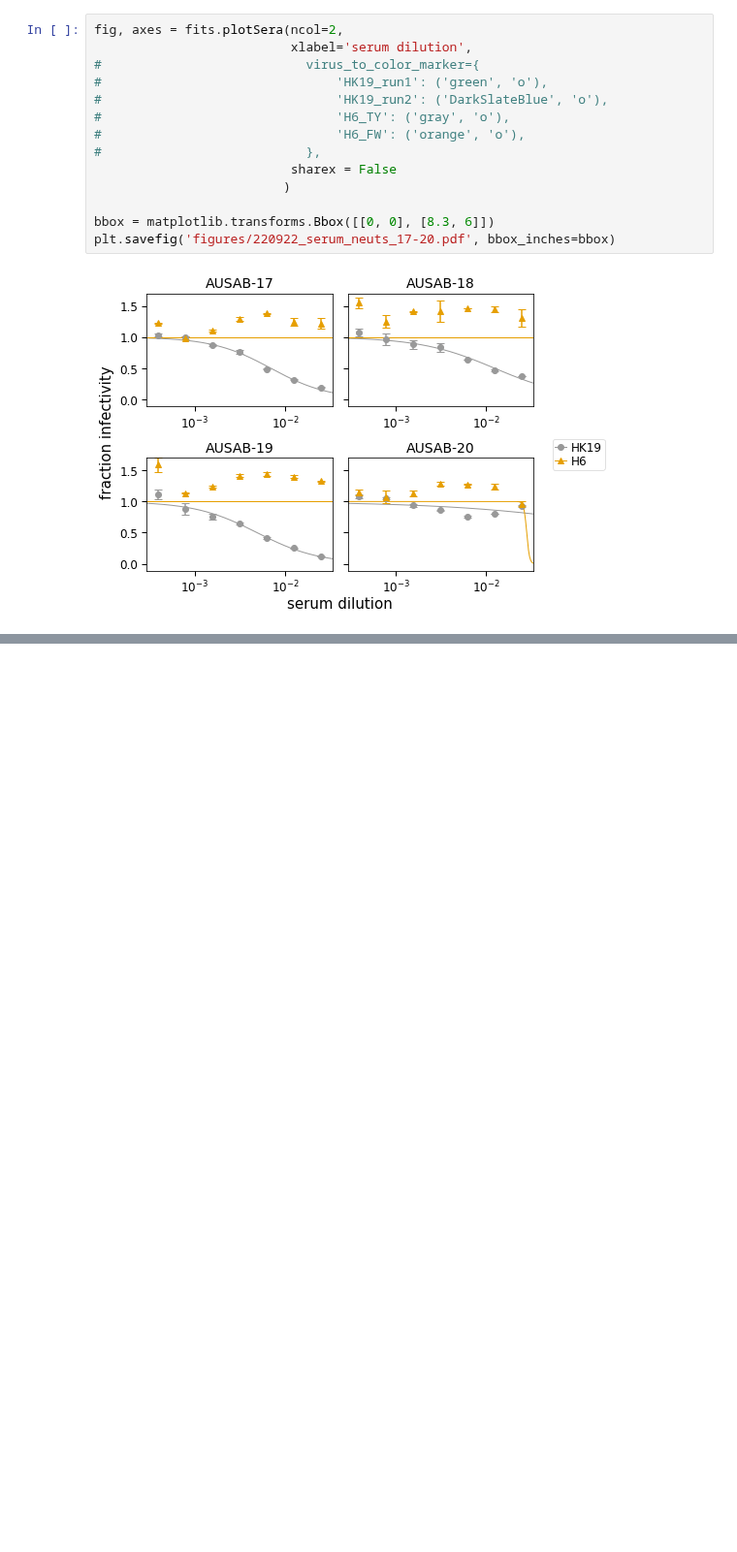
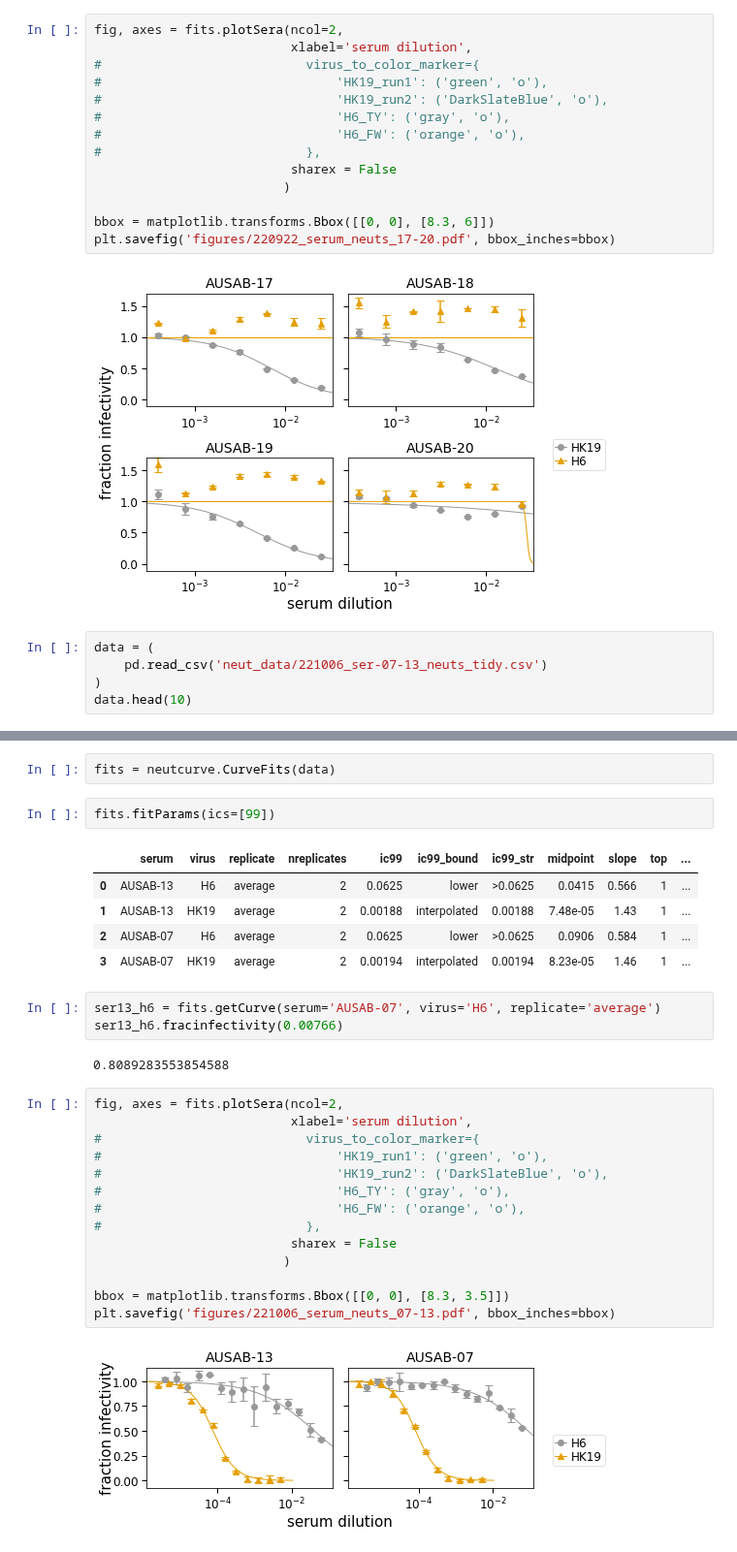
Before and after one commit to sorsinelli/flu_h3_hk19_dms_ic50, a Jupyter notebook: experiments/neut_assays/analyze_sera_neut_screening.ipynb, the cells around one changed output, grey strips where cells are left out. Shown at 97% size. Saved outputs shown, nothing was run; the diff lists cells and outputs as text; blank space fills up the shorter version.

Commit message:
analyze updated neuts for ser07 and 13

```diff
--- a/experiments/neut_assays/analyze_sera_neut_screening.ipynb
+++ b/experiments/neut_assays/analyze_sera_neut_screening.ipynb
@@ -295,3 +295,8 @@ bbox = matplotlib.transforms.Bbox([[0, 0], [8.3, 6]])
 plt.savefig('figures/220922_serum_neuts_17-20.pdf', bbox_inches=bbox)
 # %% [output]
 [figure]
+# %%
+data = (
+    pd.read_csv('neut_data/221006_ser-07-13_neuts_tidy.csv')
+)
+data.head(10)
@@ -297,0 +315,31 @@ plt.savefig('figures/220922_serum_neuts_17-20.pdf', bbox_inches=bbox)
+# %%
+fits = neutcurve.CurveFits(data)
+# %%
+fits.fitParams(ics=[99])
+# %% [output]
+|  | serum | virus | replicate | nreplicates | ic99 | ic99_bound | ic99_str | midpoint | slope | top | ... |
+| 0 | AUSAB-13 | H6 | average | 2 | 0.0625 | lower | >0.0625 | 0.0415 | 0.566 | 1 | ... |
+| 1 | AUSAB-13 | HK19 | average | 2 | 0.00188 | interpolated | 0.00188 | 7.48e-05 | 1.43 | 1 | ... |
+| 2 | AUSAB-07 | H6 | average | 2 | 0.0625 | lower | >0.0625 | 0.0906 | 0.584 | 1 | ... |
+| 3 | AUSAB-07 | HK19 | average | 2 | 0.00194 | interpolated | 0.00194 | 8.23e-05 | 1.46 | 1 | ... |
+# %%
+ser13_h6 = fits.getCurve(serum='AUSAB-07', virus='H6', replicate='average')
+ser13_h6.fracinfectivity(0.00766)
+# %% [output]
+0.8089283553854588
+# %%
+fig, axes = fits.plotSera(ncol=2,
+                          xlabel='serum dilution',
+#                           virus_to_color_marker={
+#                               'HK19_run1': ('green', 'o'),
+#                               'HK19_run2': ('DarkSlateBlue', 'o'),
+#                               'H6_TY': ('gray', 'o'),
+#                               'H6_FW': ('orange', 'o'),
+#                           },
+                          sharex = False
+                         )
+
+bbox = matplotlib.transforms.Bbox([[0, 0], [8.3, 3.5]])
+plt.savefig('figures/221006_serum_neuts_07-13.pdf', bbox_inches=bbox)
+# %% [output]
+[figure, added]
```
Also changed, not shown: parts of 1 cell of this notebook, 3 other files.
